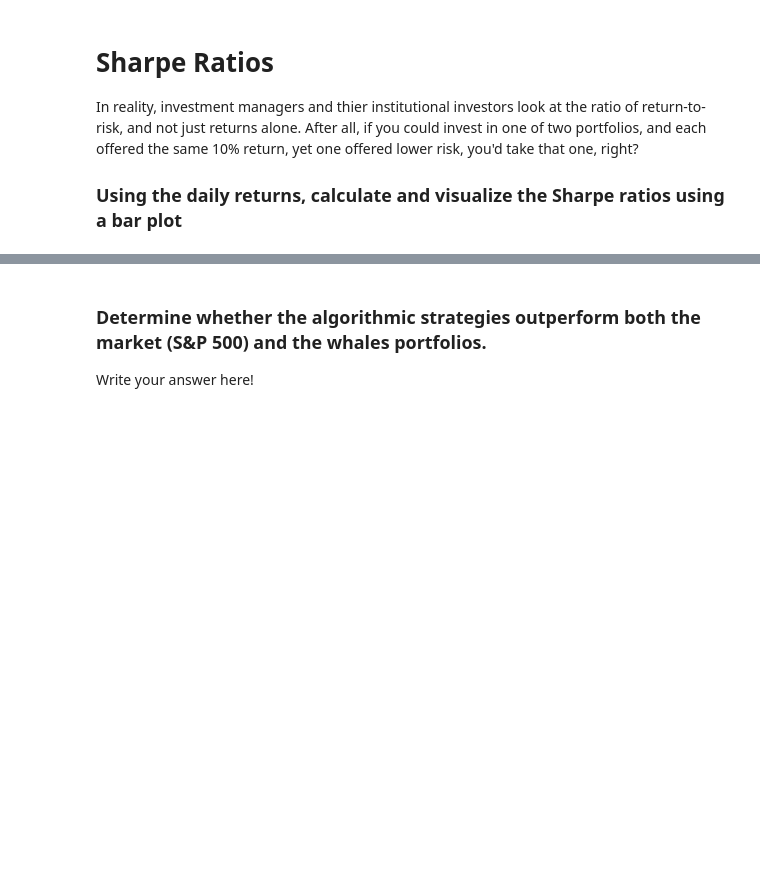
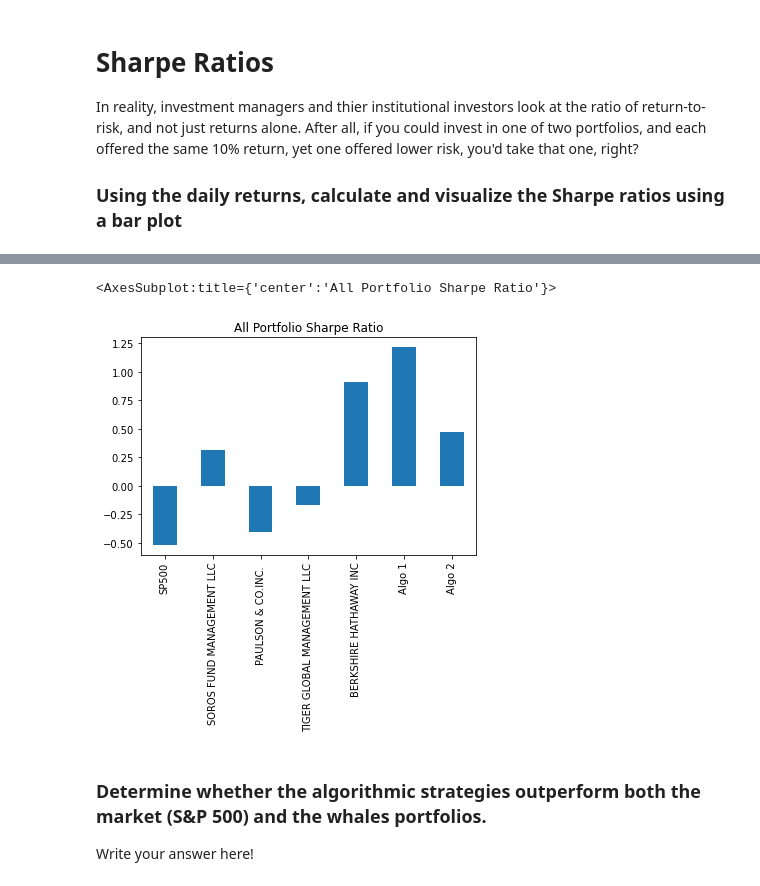
Before and after one commit to shishirsuman6/Portfolio-Performance-Analyser, a Jupyter notebook: whale_analysis.ipynb, the cells around one changed output, grey strips where cells are left out. Drawn from its saved outputs; the diff is of its cells as text; code cells hidden in the pictures; blank space fills up the shorter version.

Commit message:
added code for: Sharpe Ratios

```diff
--- a/whale_analysis.ipynb
+++ b/whale_analysis.ipynb
@@ -395,0 +400,4 @@ In reality, investment managers and thier institutional investors look at the ra
+# %%
+# Annualized Sharpe Ratios
+all_portfolio_sharpe_ratio=(all_portfolio_returns.mean() * 252) / (all_portfolio_returns["SP500"].std() * np.sqrt(252))
+all_portfolio_sharpe_ratio
@@ -396,5 +413,9 @@ In reality, investment managers and thier institutional investors look at the ra
 # %%
 # Visualize the sharpe ratios as a bar plot
+all_portfolio_sharpe_ratio.plot(kind="bar",title="All Portfolio Sharpe Ratio")
+# %% [output]
+<AxesSubplot:title={'center':'All Portfolio Sharpe Ratio'}>
+[figure, added]
 # %% [markdown]
 ### Determine whether the algorithmic strategies outperform both the market (S&P 500) and the whales portfolios.
 
```
Also changed, not shown: parts of 3 cells of this notebook.
